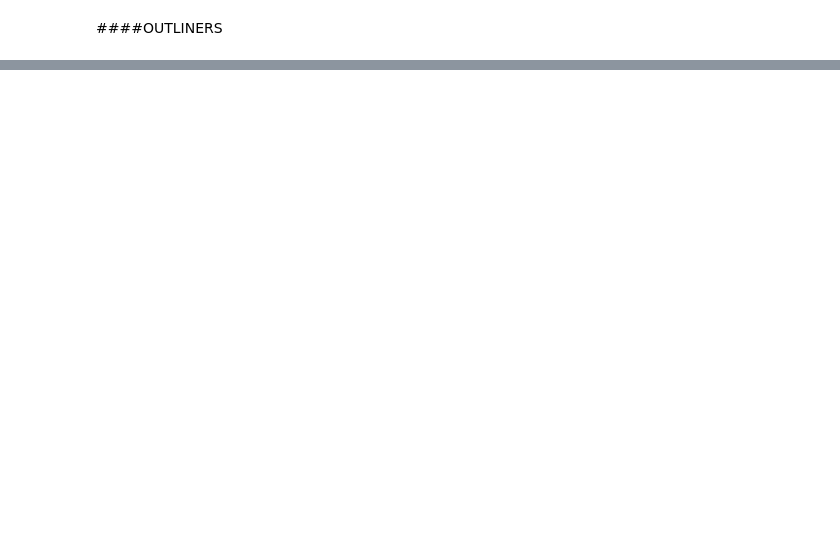
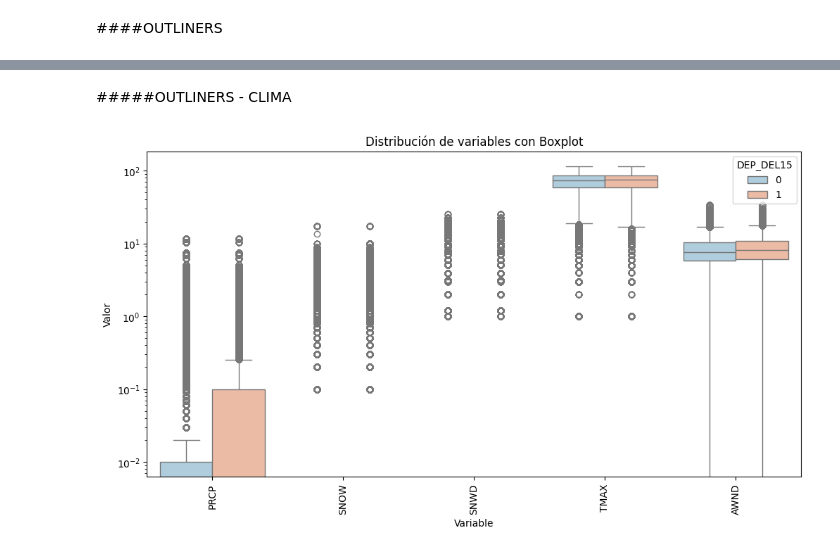
Before and after one commit to chelomec/airlines_delay_prediction, a Jupyter notebook: Proyecto_DataScienceII_ML_Clasificación_Demora_Vuelos.ipynb, the cells around one changed output, grey strips where cells are left out. Cells and saved outputs as stored; diff of their text form; code cells hidden in the pictures; blank space fills up the shorter version.

```diff
--- a/Proyecto_DataScienceII_ML_Clasificación_Demora_Vuelos.ipynb
+++ b/Proyecto_DataScienceII_ML_Clasificación_Demora_Vuelos.ipynb
@@ -253,0 +397,19 @@ print(correlacion_df)
+# %% [markdown]
+#####OUTLINERS - CLIMA
+# %%
+col_weather = ['PRCP','SNOW','SNWD','TMAX','AWND'
+              ]
+
+bp = df[col_weather+['DEP_DEL15']]# Filtramos el dataset solo con las columnas seleccionadas
+
+bp_melted = bp.melt(id_vars=["DEP_DEL15"], var_name="Variable", value_name="Valor")# Transformamos el DataFrame a formato largo
+
+# Graficamos
+plt.figure(figsize=(12, 6))
+sns.boxplot(x="Variable", y="Valor", hue="DEP_DEL15",data=bp_melted, palette="RdBu_r")
+plt.xticks(rotation=90)
+plt.yscale('log')
+plt.title("Distribución de variables con Boxplot")
+plt.show()
+# %% [output]
+[figure, added]
```
Also changed, not shown: parts of 74 cells of this notebook.
